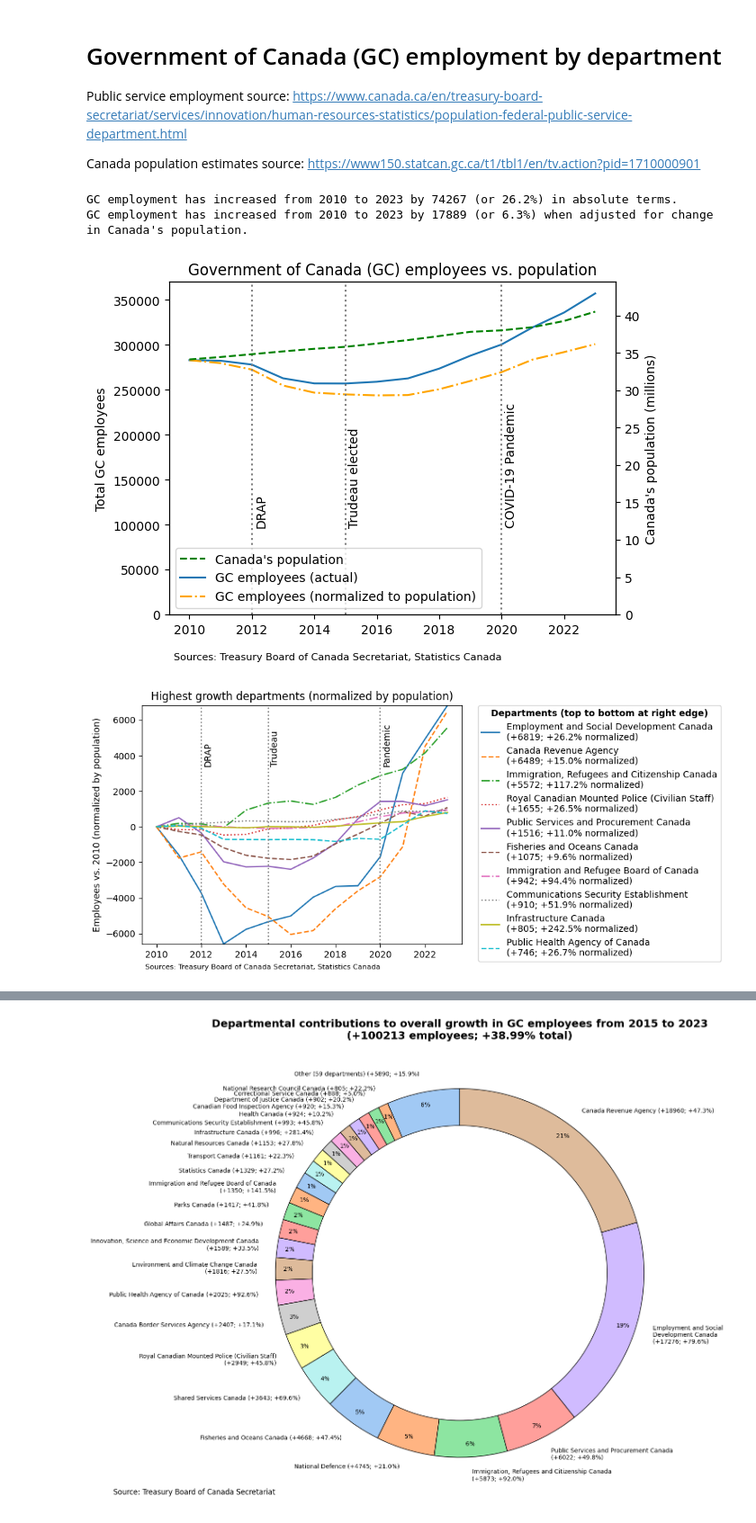
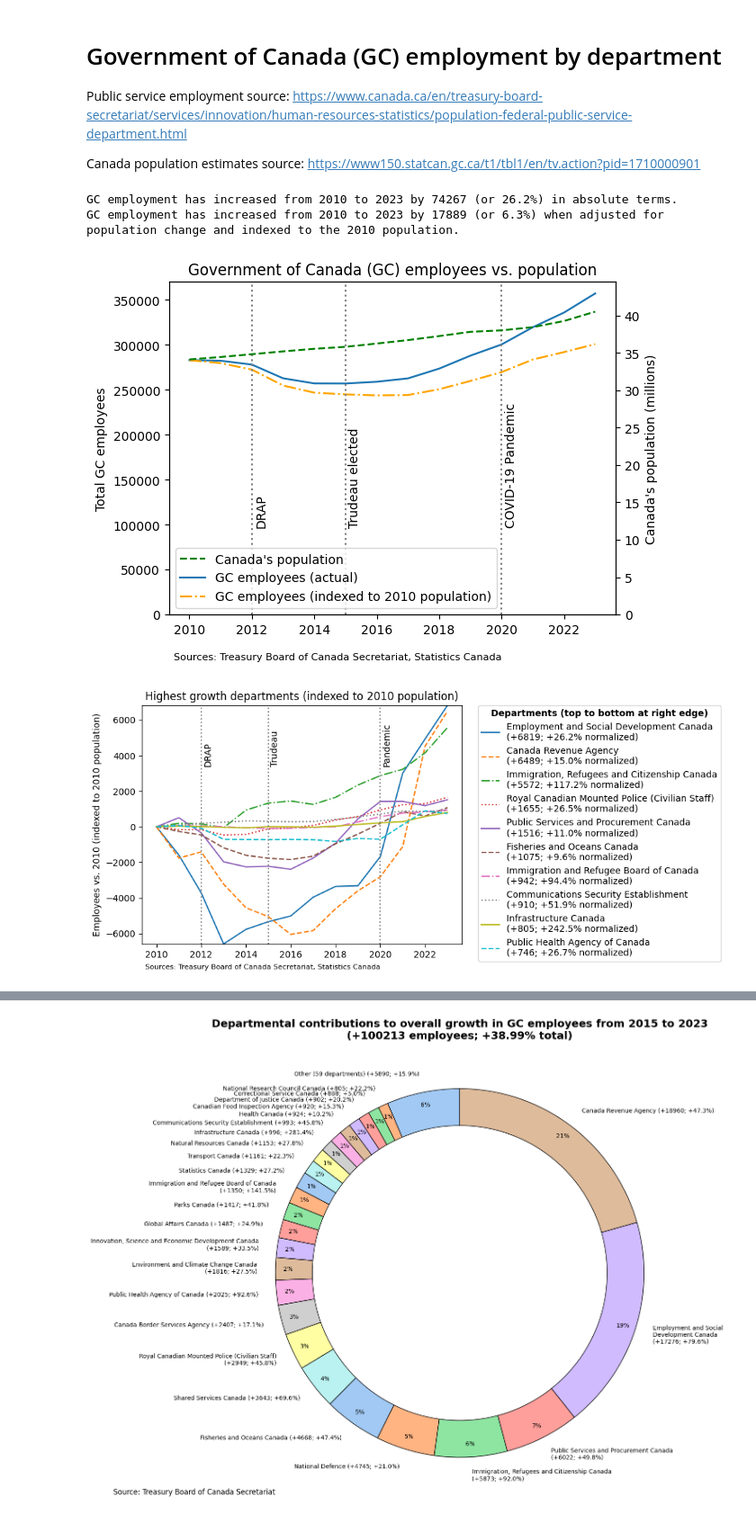
Before and after one commit to juleskuehn/public-service-headcount, a Jupyter notebook: public-service-headcount.ipynb, the cells around one changed output, grey strips where cells are left out. Shown at 90% size. Saved outputs shown, nothing was run; the diff lists cells and outputs as text; code cells hidden in the pictures.

```diff
--- a/public-service-headcount.ipynb
+++ b/public-service-headcount.ipynb
@@ -49,10 +49,10 @@ prop_diff = abs_diff / dfs["dept"].query("Year == 2010")["Employees"].sum() * 10
 print(f"GC employment has increased from 2010 to 2023 by {abs_diff:.0f} (or {prop_diff:.1f}%) in absolute terms.")
 norm_diff = dfs["dept_pop_norm"].query("Year == 2023")["Employees"].sum() - dfs["dept_pop_norm"].query("Year == 2010")["Employees"].sum()
 norm_prop_diff = norm_diff / dfs["dept_pop_norm"].query("Year == 2010")["Employees"].sum() * 100
-print(f"GC employment has increased from 2010 to 2023 by {norm_diff:.0f} (or {norm_prop_diff:.1f}%) when adjusted for change in Canada's population.")
+print(f"GC employment has increased from 2010 to 2023 by {norm_diff:.0f} (or {norm_prop_diff:.1f}%) when adjusted for population change and indexed to the 2010 population.")
 # %% [output]
 GC employment has increased from 2010 to 2023 by 74267 (or 26.2%) in absolute terms.
-GC employment has increased from 2010 to 2023 by 17889 (or 6.3%) when adjusted for change in Canada's population.
+GC employment has increased from 2010 to 2023 by 17889 (or 6.3%) when adjusted for population change and indexed to the 2010 population.
 # %%
 """Effect of normalizing GC employees vs. population"""
 
@@ -72,35 +72,35 @@ plt.ylim(0, 370000)
 plt.title('Government of Canada (GC) employees vs. population')
 plt.ylabel('Total GC employees')
 
 # Draw a vertical line at 2015 for Trudeau's election
 plt.axvline(x=2015, color='gray', linestyle='dotted')
 # Label the vertical line
 plt.text(2015.1, 100000, 'Trudeau elected', rotation=90)
 # Same for pandemic in 2020
 plt.axvline(x=2020, color='gray', linestyle='dotted')
 plt.text(2020.1, 100000, 'COVID-19 Pandemic', rotation=90)
 # Same for DRAP in 2012
 plt.axvline(x=2012, color='gray', linestyle='dotted')
 plt.text(2012.1, 100000, 'DRAP', rotation=90)
 
 # Add the population of Canada to the plot with a separate axis on the right
 ax2 = plt.twinx()
 
 # Plot the population of Canada
 ln3 = ax2.plot(pop_df['Year'], pop_df['Population'] / 1000000, color='green', linestyle='--')
 # Set the y-axis limits
 ax2.set_ylim(0, 44.5)
 # Set the y-axis label
 ax2.set_ylabel('Canada\'s population (millions)')
 
 # Add a single legend for all lines
 lns = ln3 + ln1 + ln2
 labs = [l.get_label() for l in lns]
-plt.legend(lns, ["Canada's population", "GC employees (actual)", "GC employees (normalized to population)"], loc="lower left")
+plt.legend(lns, ["Canada's population", "GC employees (actual)", "GC employees (indexed to 2010 population)"], loc="lower left")
 
 plt.show()
 # %% [output]
-[figure, old version]
+[figure, new version]
 # %%
 """Top 10 departments by growth in absolute numbers, normalized by population"""
 
@@ -159,11 +159,11 @@ plt.legend(legend_labels, bbox_to_anchor=(1.05, 1), loc='upper left', borderaxes
 # Legend title should be bold and left-aligned
 plt.setp(plt.gca().get_legend().get_title(), fontweight='bold')
 plt.ylim(min_y, max_y)
-plt.ylabel('Employees vs. 2010 (normalized by population)')
-plt.title('Highest growth departments (normalized by population)')
+plt.ylabel('Employees vs. 2010 (indexed to 2010 population)')
+plt.title('Highest growth departments (indexed to 2010 population)')
 plt.show()
 # %% [output]
-[figure, old version]
+[figure, new version]
 # %%
 # Text alternative
 
```
Also changed, not shown: parts of 9 cells of this notebook.
